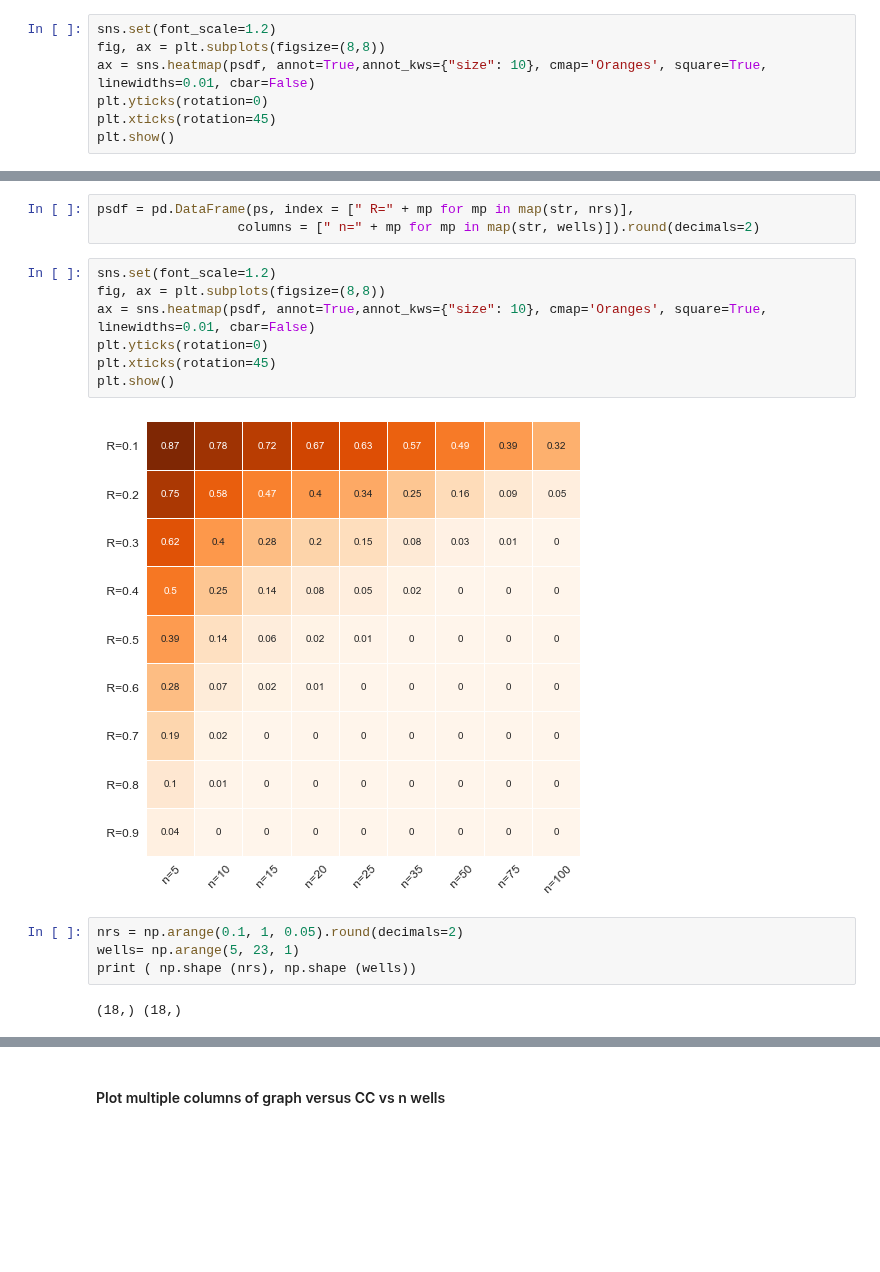
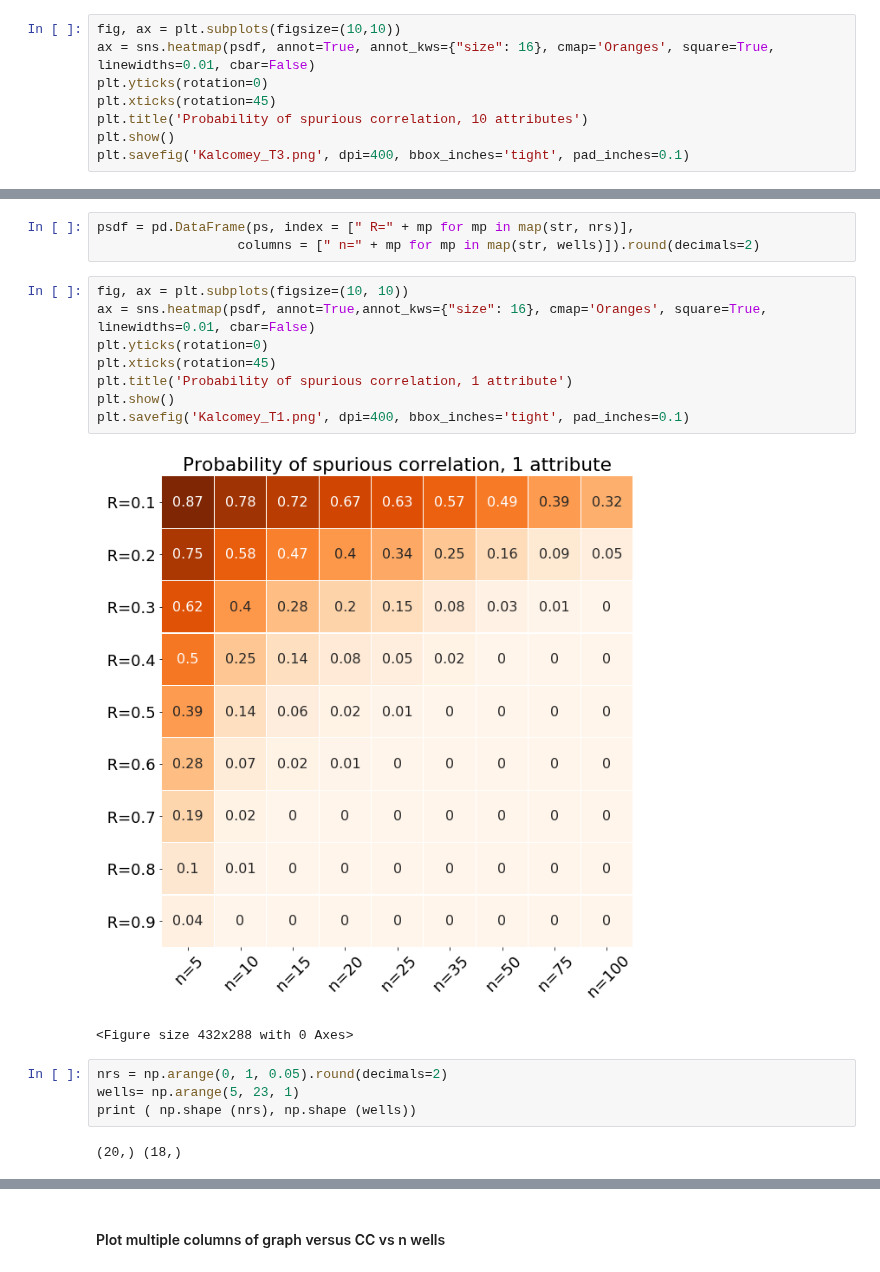
Before and after one commit to mycarta/Data-science-tools-petroleum-exploration-and-production, a Jupyter notebook: Python_kalkomey_chance_spuriousness_p-value.ipynb, the cells around one changed output, grey strips where cells are left out. Saved outputs shown, nothing was run; the diff lists cells and outputs as text; blank space fills up the shorter version.

```diff
--- a/Python_kalkomey_chance_spuriousness_p-value.ipynb
+++ b/Python_kalkomey_chance_spuriousness_p-value.ipynb
@@ -70,10 +74,11 @@ ps = np.asarray([P_spurious(R, nw, 10)  for R in nrs for nw in wells]).reshape(9
 psdf = pd.DataFrame(ps, index = [" R=" + mp for mp in map(str, nrs)],
                   columns = [" n=" + mp for mp in map(str, wells)]).round(decimals=2)
 # %%
-sns.set(font_scale=1.2)
-fig, ax = plt.subplots(figsize=(8,8))
-ax = sns.heatmap(psdf, annot=True,annot_kws={"size": 10}, cmap='Oranges', square=True, linewidths=0.01, cbar=False)
+fig, ax = plt.subplots(figsize=(10,10))
+ax = sns.heatmap(psdf, annot=True, annot_kws={"size": 16}, cmap='Oranges', square=True, linewidths=0.01, cbar=False)
 plt.yticks(rotation=0)
 plt.xticks(rotation=45)
+plt.title('Probability of spurious correlation, 10 attributes')
 plt.show()
+plt.savefig('Kalcomey_T3.png', dpi=400, bbox_inches='tight', pad_inches=0.1)
 # %% [output]
@@ -88,18 +94,20 @@ ps = np.asarray([P_spurious(R, nw, 1)  for R in nrs for nw in wells]).reshape(9,
 psdf = pd.DataFrame(ps, index = [" R=" + mp for mp in map(str, nrs)],
                   columns = [" n=" + mp for mp in map(str, wells)]).round(decimals=2)
 # %%
-sns.set(font_scale=1.2)
-fig, ax = plt.subplots(figsize=(8,8))
-ax = sns.heatmap(psdf, annot=True,annot_kws={"size": 10}, cmap='Oranges', square=True, linewidths=0.01, cbar=False)
+fig, ax = plt.subplots(figsize=(10, 10))
+ax = sns.heatmap(psdf, annot=True,annot_kws={"size": 16}, cmap='Oranges', square=True, linewidths=0.01, cbar=False)
 plt.yticks(rotation=0)
 plt.xticks(rotation=45)
+plt.title('Probability of spurious correlation, 1 attribute')
 plt.show()
+plt.savefig('Kalcomey_T1.png', dpi=400, bbox_inches='tight', pad_inches=0.1)
 # %% [output]
-[figure, old version]
+[figure, new version]
+<Figure size 432x288 with 0 Axes>
 # %%
-nrs = np.arange(0.1, 1, 0.05).round(decimals=2)
+nrs = np.arange(0, 1, 0.05).round(decimals=2)
 wells= np.arange(5, 23, 1)
 print ( np.shape (nrs), np.shape (wells))
 # %% [output]
-(18,) (18,)
+(20,) (18,)
 # %%
```
Also changed, not shown: parts of 9 cells of this notebook, 3 other files.
